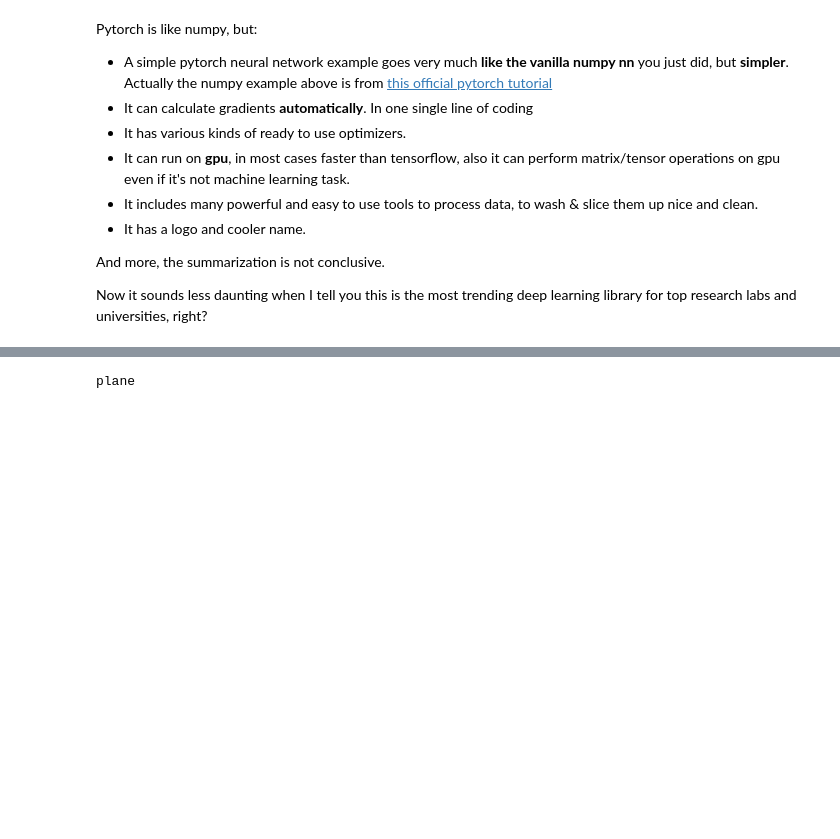
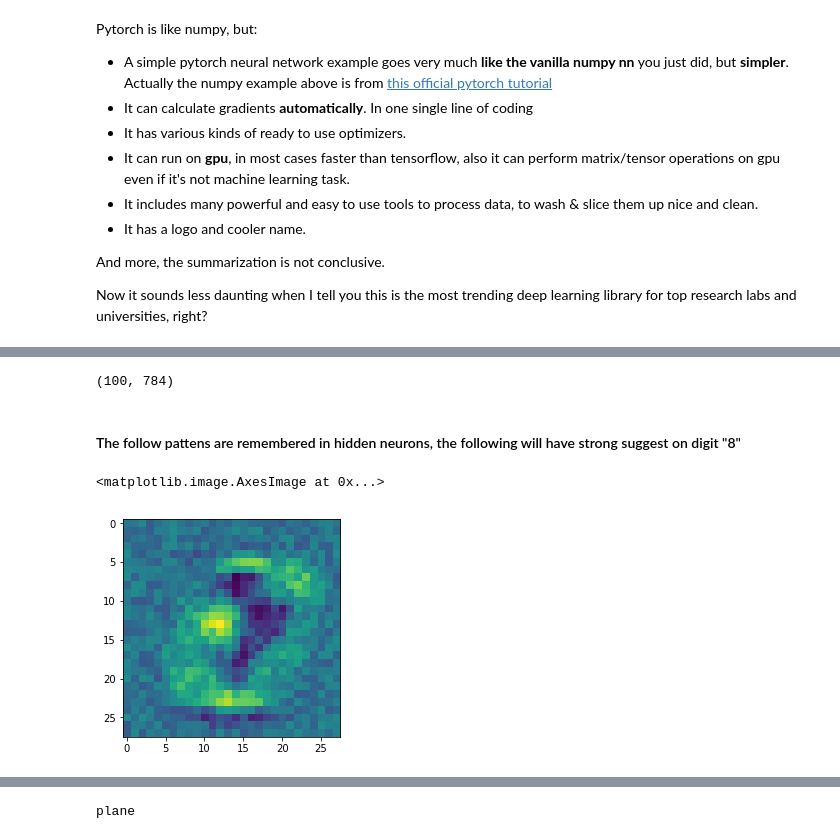
Before and after one commit to raynardj/python4ml, a Jupyter notebook: numpy_vanilla_nn_and_pytorch.ipynb, the cells around one changed output, grey strips where cells are left out. Saved outputs shown, nothing was run; the diff lists cells and outputs as text; code cells hidden in the pictures; blank space fills up the shorter version.

```diff
--- a/numpy_vanilla_nn_and_pytorch.ipynb
+++ b/numpy_vanilla_nn_and_pytorch.ipynb
@@ -89,0 +136,22 @@ from torch.utils.data.dataloader import DataLoader
+# %%
+class dnn_mnist(nn.Module):
+    def __init__(self,nb_feat):
+        super(dnn_mnist,self).__init__()
+        # in this case, the feature number is 100
+        self.nb_feat = nb_feat
+
+        # Set a mapping, layer 1 is a matrix of 784 * 100 + 100 bias, 784 is from 28 * 28 of the pixel
+        self.fc1 = nn.Linear(784,self.nb_feat)
+        # layer 2 is a matrix of 100 * 10  + 10 bias, 10 for 10 classes, 0 to 9
+        self.fc2 = nn.Linear(self.nb_feat,10)
+
+    def forward(self,x):
+        # Reshape
+        x = x.view(-1,784)
+        # x goes through 1st layer & activation
+        x = F.relu(self.fc1(x))
+        # then goes through 2nd layer & activation
+        x = F.softmax(self.fc2(x))
+        return x
+# %%
+dnn = dnn_mnist(100)
@@ -89,0 +251,12 @@ from torch.utils.data.dataloader import DataLoader
+# %%
+layer1 = dnn.fc1.weight.data.numpy()
+print(layer1.shape)
+# %% [output]
+(100, 784)
+# %% [markdown]
+#### The follow pattens are remembered in hidden neurons,  the following will have strong suggest on digit "8"
+# %%
+plt.imshow(layer1[neuron[0]].reshape(28,28))
+# %% [output]
+<matplotlib.image.AxesImage at 0x...>
+[figure, added]
```
Also changed, not shown: parts of 42 cells of this notebook.
